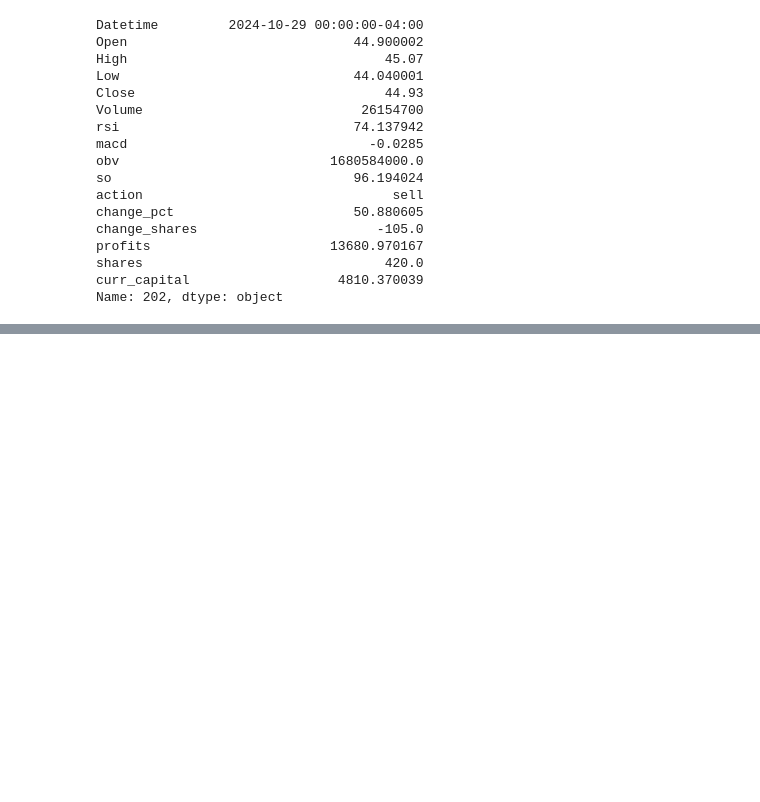
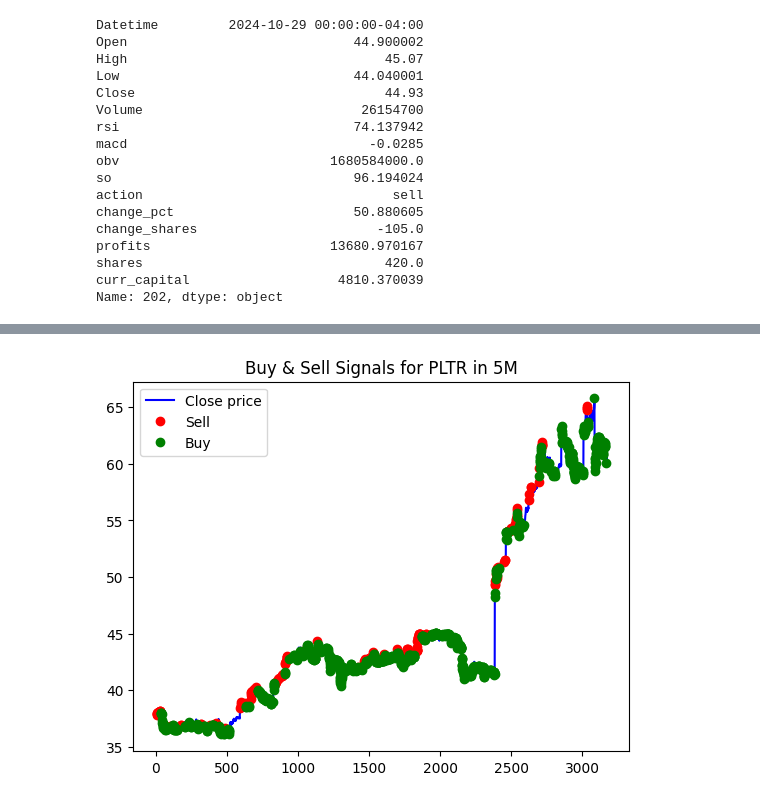
Before and after one commit to SeanMarcusJensen/ACIT4620-STOCK-FIS, a Jupyter notebook: main.ipynb, the cells around one changed output, grey strips where cells are left out. Saved outputs shown, nothing was run; the diff lists cells and outputs as text; code cells hidden in the pictures; blank space fills up the shorter version.

```diff
--- a/main.ipynb
+++ b/main.ipynb
@@ -70,0 +70,4 @@ PLTR_1Y.loc[PLTR_1Y['action'] == 'buy']
+# %%
+plot_buy_sell(PLTR_5M, 'Buy & Sell Signals for PLTR in 5M')
+# %% [output]
+[figure, added]
```
Also changed, not shown: parts of 10 cells of this notebook.
